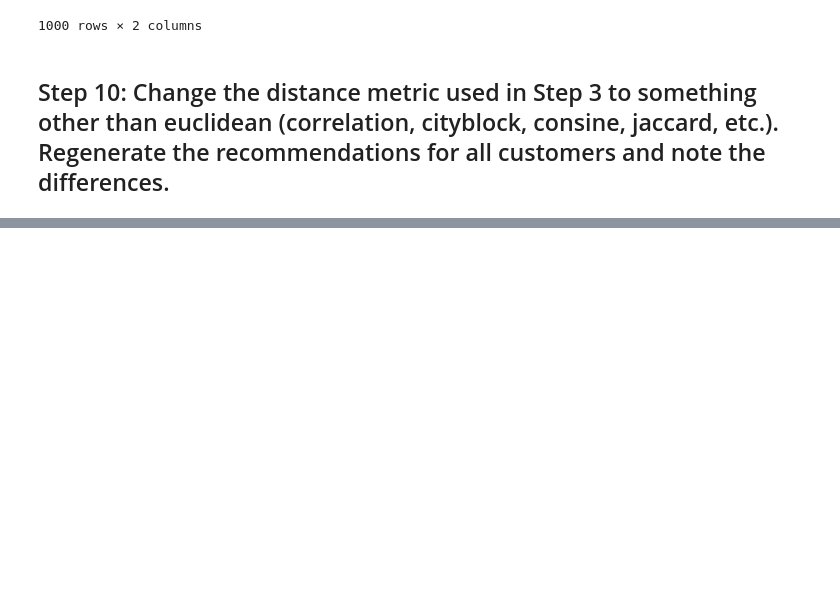
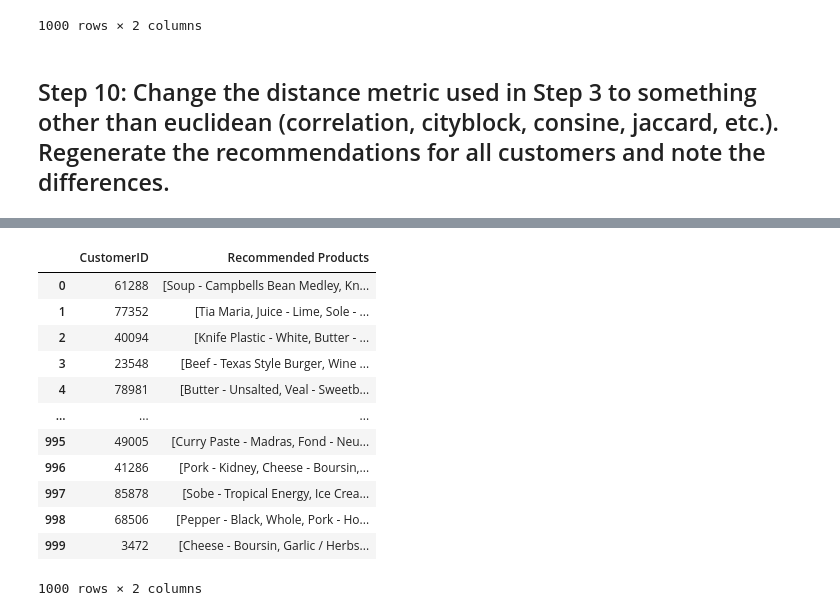
Before and after one commit to ivanrepi/dataptmad1121_labs, a Jupyter notebook: extra-work/m2/lab-intro-recommender-systems/your-code/main.ipynb, the cells around one changed output, grey strips where cells are left out. Saved outputs shown, nothing was run; the diff lists cells and outputs as text; code cells hidden in the pictures; blank space fills up the shorter version.

```diff
--- a/extra-work/m2/lab-intro-recommender-systems/your-code/main.ipynb
+++ b/extra-work/m2/lab-intro-recommender-systems/your-code/main.ipynb
@@ -235,0 +261,36 @@ df
+# %%
+product_recommendations={}
+customers_id=list(data['CustomerID'].unique())
+
+for customer in customers_id:
+
+    cityblock_simil_users = cityblock_distance[customer].sort_values(ascending=False)[1:6]
+
+    list_sim_customers=qty_purchased[qty_purchased['CustomerID'].isin(cityblock_simil_users.index)]
+
+    qty_rank=list_sim_customers.groupby(['ProductName'],as_index=False)['Quantity'].sum().sort_values(by='Quantity',ascending=False)
+
+    customer_ordered=qty_purchased[qty_purchased['CustomerID']==customer]
+    merged_df= pd.merge(customer_ordered,qty_rank, on='ProductName',how='right').fillna(0)
+
+    recommended_products=merged_df[merged_df['Quantity_x']==0][0:5]['ProductName'].reset_index(drop=True)
+
+    product_recommendations[customer]= list(recommended_products.values)
+
+
+df_cityblock = pd.DataFrame(product_recommendations.items(),columns = ['CustomerID','Recommended Products'])
+df_cityblock
+# %% [output]
+|  | CustomerID | Recommended Products |
+| 0 | 61288 | [Soup - Campbells Bean Medley, Kn... |
+| 1 | 77352 | [Tia Maria, Juice - Lime, Sole - ... |
+| 2 | 40094 | [Knife Plastic - White, Butter - ... |
+| 3 | 23548 | [Beef - Texas Style Burger, Wine ... |
+| 4 | 78981 | [Butter - Unsalted, Veal - Sweetb... |
+| ... | ... | ... |
+| 995 | 49005 | [Curry Paste - Madras, Fond - Neu... |
+| 996 | 41286 | [Pork - Kidney, Cheese - Boursin,... |
+| 997 | 85878 | [Sobe - Tropical Energy, Ice Crea... |
+| 998 | 68506 | [Pepper - Black, Whole, Pork - Ho... |
+| 999 | 3472 | [Cheese - Boursin, Garlic / Herbs... |
+1000 rows × 2 columns
```
Also changed, not shown: parts of 3 cells of this notebook.
